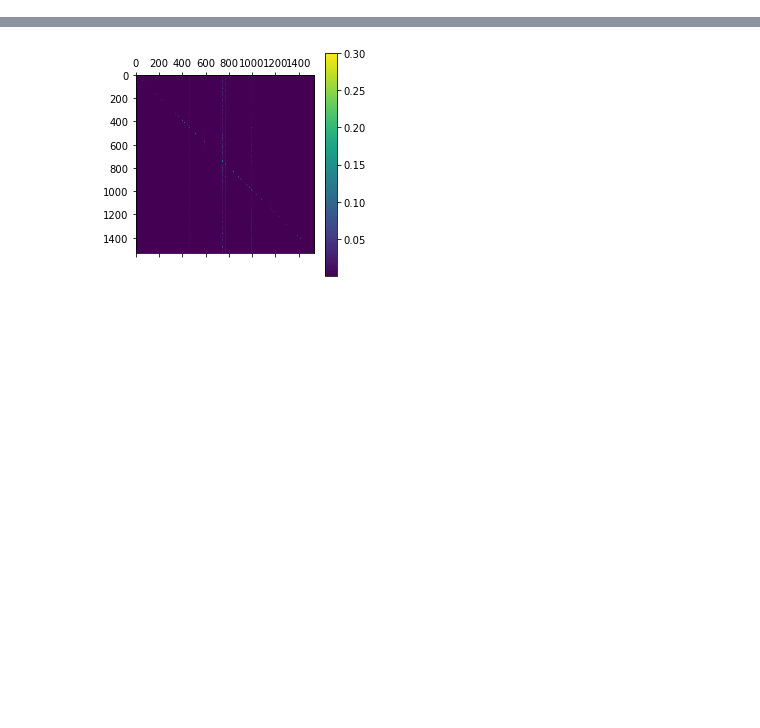
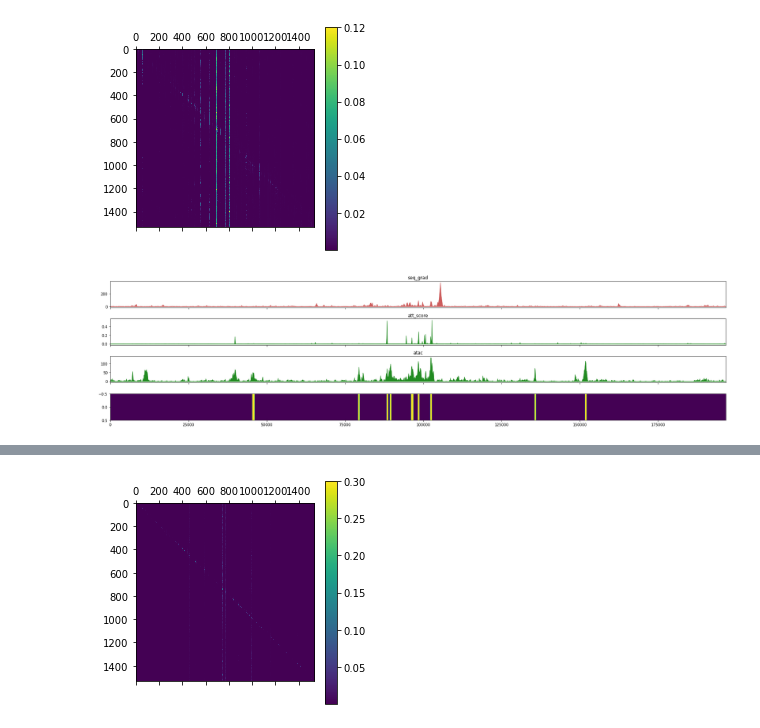
Before and after one commit to abuchin/genformer, a Jupyter notebook: visualize_embeddings.ipynb, the cells around one changed output, grey strips where cells are left out. Saved outputs shown, nothing was run; the diff lists cells and outputs as text; code cells hidden in the pictures; blank space fills up the shorter version.

```diff
--- a/visualize_embeddings.ipynb
+++ b/visualize_embeddings.ipynb
@@ -348,7 +380,7 @@ plt.matshow(mean_att)
 plt.colorbar()
 plt.show()
 
-att_arr = tf.reduce_sum(mean_att[766:771,:],axis=0).numpy()
+att_arr = tf.reduce_sum(mean_att[765:772,:],axis=0).numpy()
 
 tracks={'seq_grad': (seq_grad, 'indianred'),
         'att_score': (att_arr, 'forestgreen'),
@@ -405,3 +485,51 @@ ax.imshow(peaks, aspect = "auto", cmap="viridis")
+# %%
+all_arrs=[]
+for idx in range(4):
+    k_1,q_1 = att_matrices['layer_' + str(idx)]
+
+    for i in range(0,8):
+        temp = tf.nn.softmax(tf.matmul(q_1[:,0,i,:],tf.transpose(k_1[:,0,i,:])) / tf.math.sqrt(208.0))
+        all_arrs.append(tf.expand_dims(temp,axis=0))
+        #window_center = tf.reduce_sum(temp[794:799,:],axis=0)
+        #print(window_center.shape)
+        #promoter_att_unstim.append(temp)
+        #plt.matshow(temp)
+        #plt.colorbar()
+        #plt.show()
+
+
+
+all_arrs_concat = tf.concat(all_arrs, axis=0)
+mean_att = tf.reduce_mean(all_arrs_concat,axis=0).numpy()
+plt.matshow(mean_att)
+plt.colorbar()
+plt.show()
+
+att_arr = tf.reduce_sum(mean_att[765:772,:],axis=0).numpy()
+
+tracks={'seq_grad': (seq_grad, 'indianred'),
+        'att_score': (att_arr, 'forestgreen'),
+        'atac': (tf.reduce_sum(tf.reshape(test['atac'][0,:,:], [1536,32]),axis=1), 'forestgreen')}
+
+def plot_tracks(tracks, peaks, start, end, height=1.5):
+  fig, axes = plt.subplots(len(tracks)+1, 1, figsize=(24, height * (len(tracks)+1)), sharex=True)
+  for ax, (title, y) in zip(axes, tracks.items()):
+    ax.fill_between(np.linspace(start, end, num=len(y[0])), y[0],color=y[1])
+    ax.set_title(title)
+  axes[-1].imshow(peaks, aspect = "auto", cmap="viridis")
+  plt.tight_layout()
+
+
+#fig,ax = plt.subplots(figsize=(24, 1.5))
+peaks = tf.concat([tf.zeros((1,320),dtype=tf.int32), test['peaks'][:,:,0], tf.zeros((1,320),dtype=tf.int32)],axis=1)
+peaks_expand=tf.expand_dims(tf.reshape(tf.transpose(tf.tile(peaks,[128,1])),[-1]),axis=0)
+#ax.imshow(peaks, aspect = "auto", cmap="viridis")
+
+
+plot_tracks(tracks,peaks_expand, 0,196608)
+# %% [output]
+[figure, added]
+[figure, added]
 # %%
 
 filename = "gs://picard-testing-176520/genformer_atac_pretrain/genformer_atac_pretrain_globalacc_conv_rpgc_holdout_SINGLE/HG_BJ_U_DEEP_SENESCENCE.chr12-9764853-9765078.CD69.tfr"
```
Also changed, not shown: parts of 15 cells of this notebook, 3 other files.
